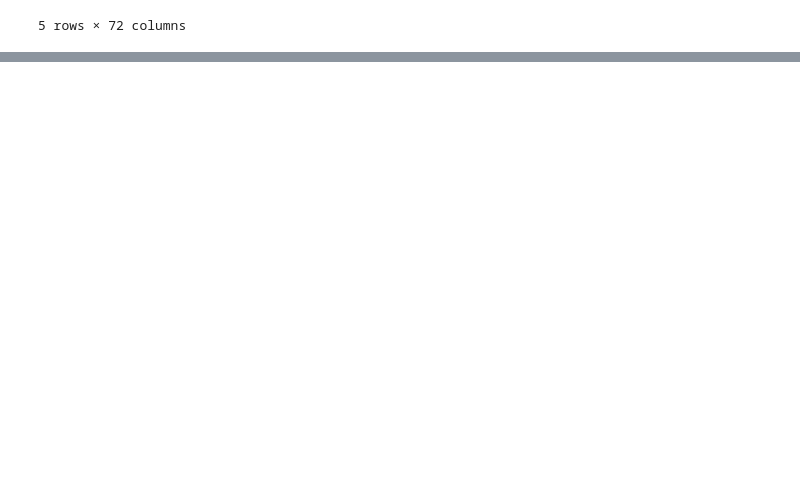
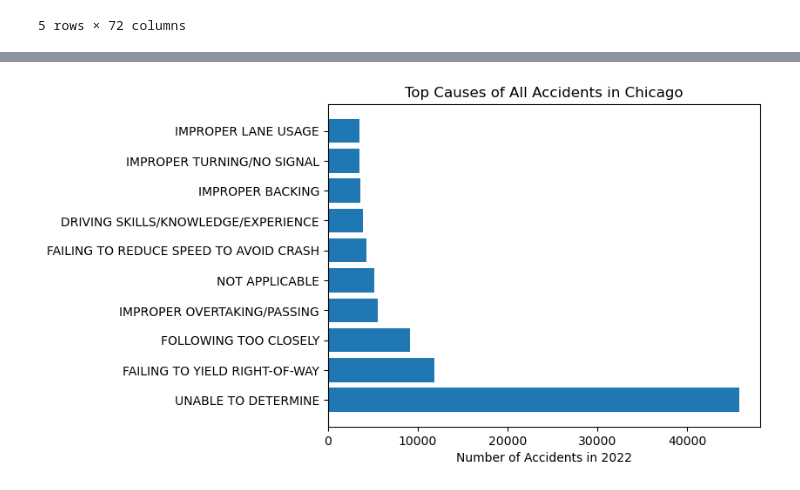
Before and after one commit to NWSBB426/chicago_traffic_crashes, a Jupyter notebook: chicago_traffic_crashes.ipynb, the cells around one changed output, grey strips where cells are left out. Cells and saved outputs as stored; diff of their text form; code cells hidden in the pictures; blank space fills up the shorter version.

```diff
--- a/chicago_traffic_crashes.ipynb
+++ b/chicago_traffic_crashes.ipynb
@@ -116,0 +134,16 @@ vehicles_df.head()
+# %%
+# What are the most common causes? (summary statistics) – Cynthia Saving
+
+# Counts of top 10 primary causes all accidents
+causes_counts = crashes_df['PRIM_CONTRIBUTORY_CAUSE'].value_counts().head(10)
+
+# Create horizontal bar chart
+y_axis = causes_counts.index
+width = causes_counts.values
+plt.barh(y_axis, width, height=0.8, align='center')
+plt.title("Top Causes of All Accidents in Chicago")
+plt.xlabel("Number of Accidents in 2022")
+#plt.savefig("Images/Causes.png")
+plt.show()
+# %% [output]
+[figure, added]
```
Also changed, not shown: parts of 4 cells of this notebook.
